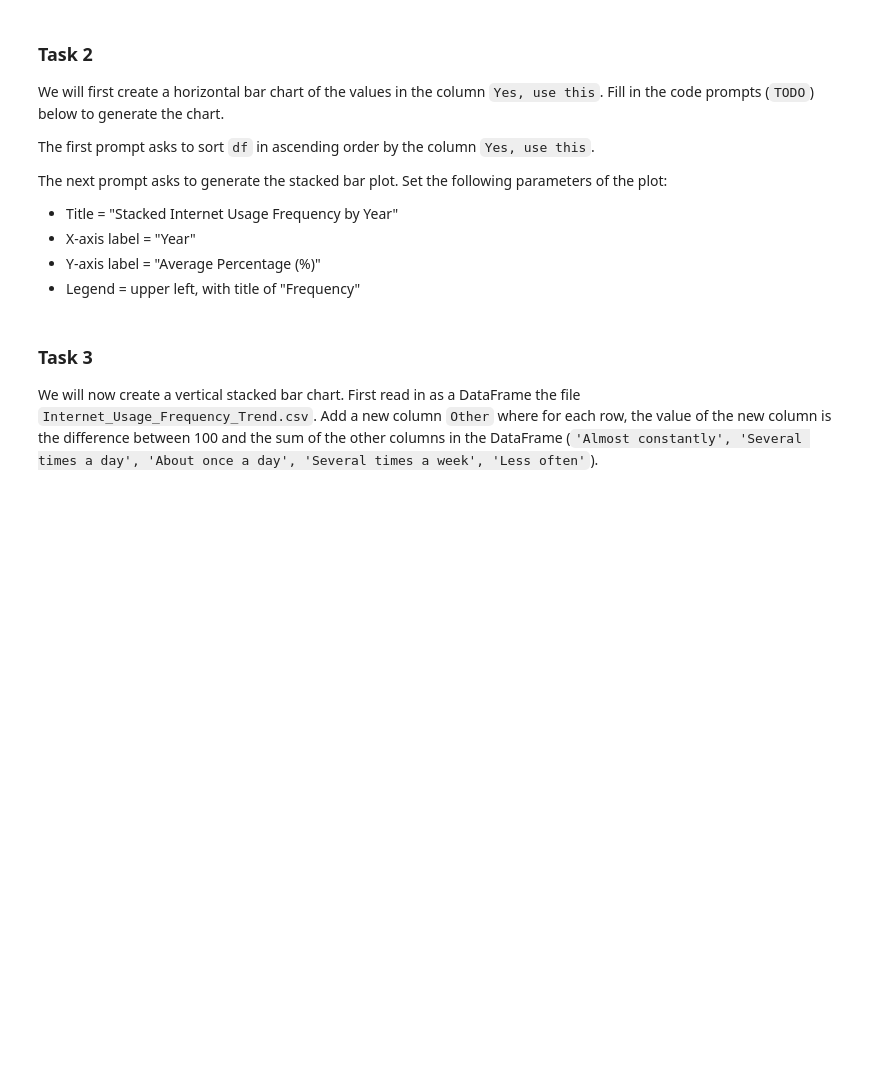
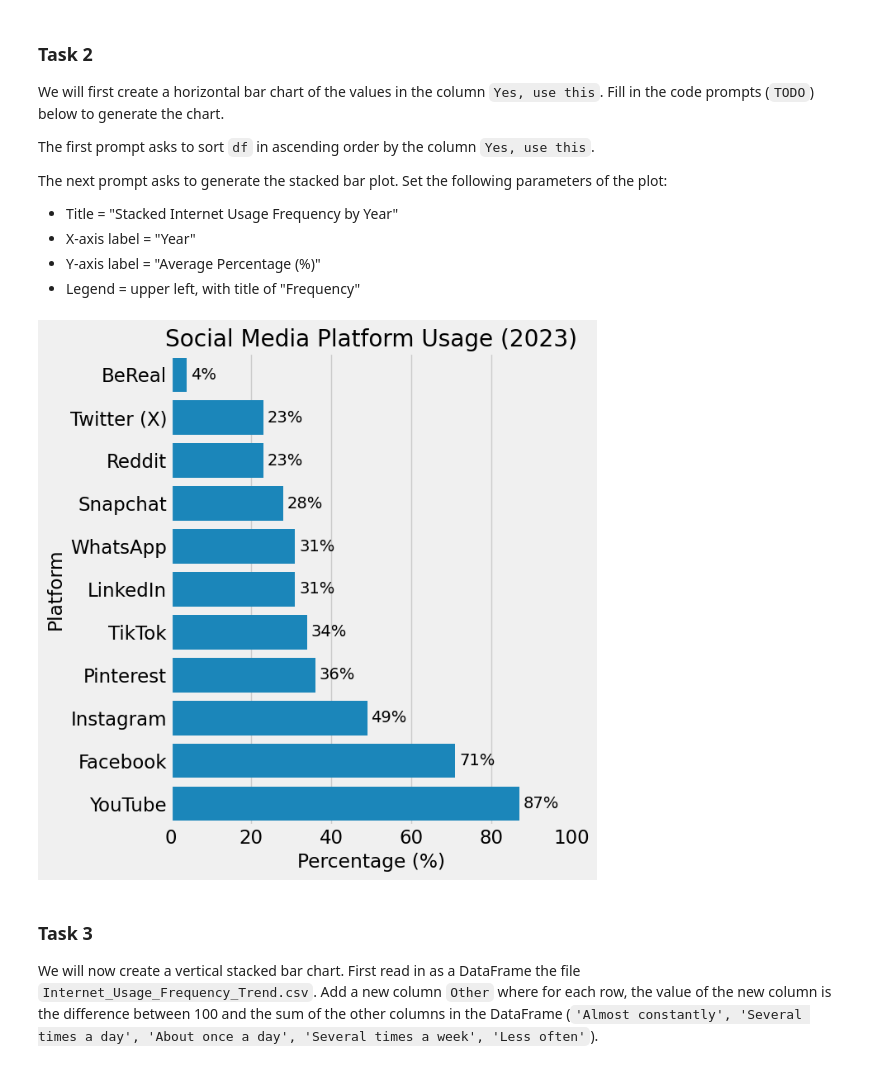
Before and after one commit to yuri-spizhovyi-mit/ET6-ML, a Jupyter notebook: Session1__data_analysis/notebooks/DataVisualization_HW1_Assignment.ipynb, the cells around one changed output. Cells and saved outputs as stored; diff of their text form; code cells hidden in the pictures; blank space fills up the shorter version.

```diff
--- a/Session1__data_analysis/notebooks/DataVisualization_HW1_Assignment.ipynb
+++ b/Session1__data_analysis/notebooks/DataVisualization_HW1_Assignment.ipynb
@@ -150 +142,24 @@ with plt.style.context('fivethirtyeight'):
+# %%
+with plt.style.context('fivethirtyeight'):
+
+    # Sort data in ascending order
+    df_sorted = df.sort_values("Yes, use this", ascending=True)
+
+    # Plot
+    plt.figure(figsize=(7, 7))
+    ax = sns.barplot(y="Platform", x="Yes, use this", data=df_sorted)
+
+    # Add percentage labels
+    for i in ax.patches:
+        ax.text(i.get_width() + 1, i.get_y() + i.get_height() / 2,
+                f'{i.get_width():.0f}%', va='center')
+
+    plt.title("Social Media Platform Usage (2023)")
+    plt.xlabel("Percentage (%)")
+    # plt.ylabel("Platform")
+    plt.xlim(0, 100)
+    plt.tight_layout()
+    plt.show()
+# %% [output]
+[figure, added]
 # %% [markdown]
```
Also changed, not shown: parts of 6 cells of this notebook.
